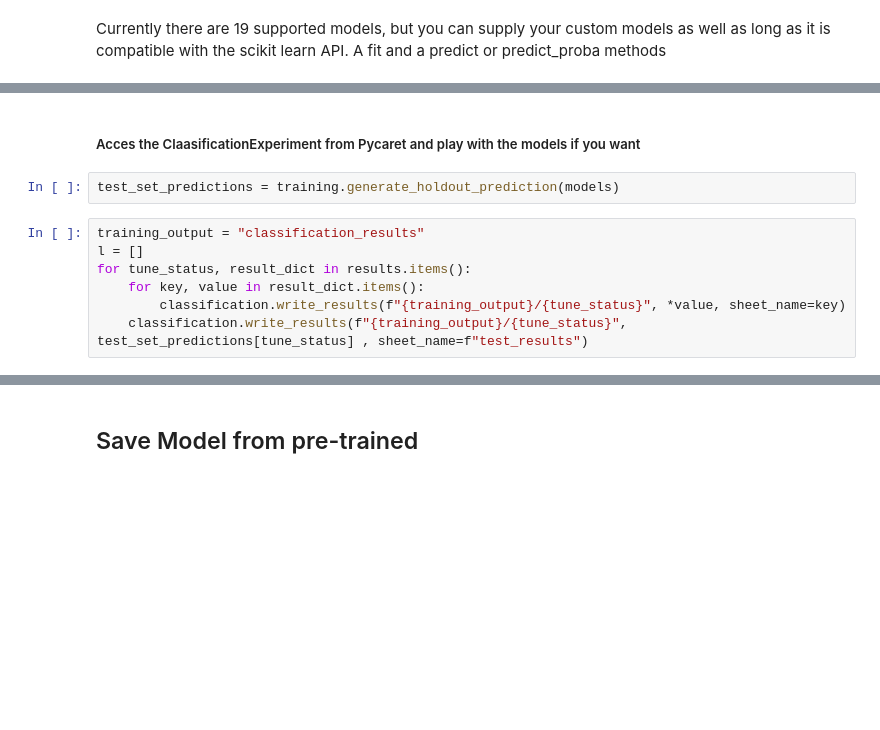
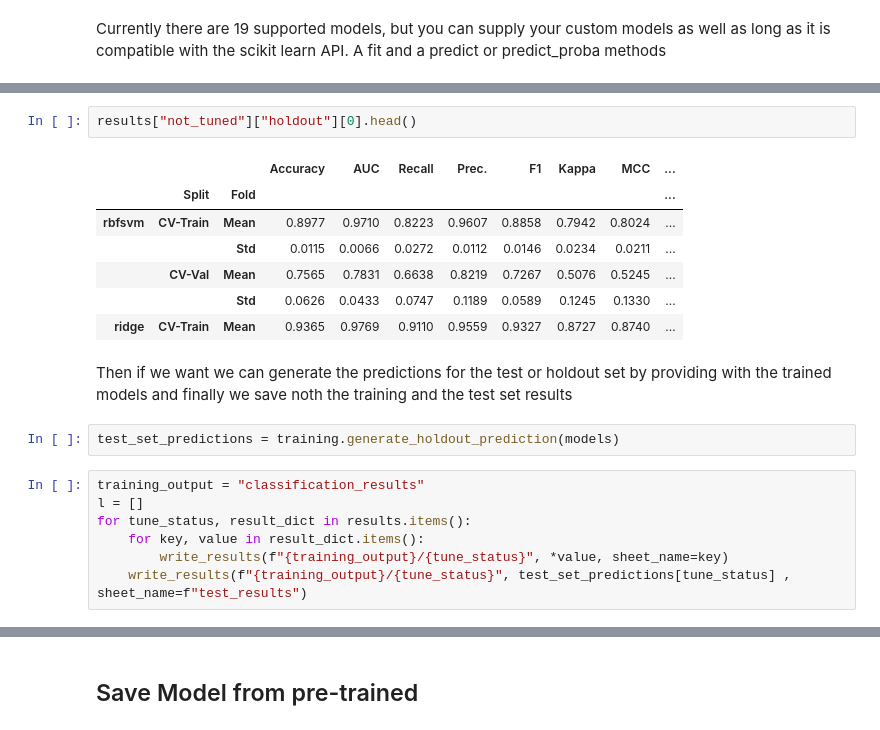
Before and after one commit to etiur/BioML, a Jupyter notebook: examples/test_end_to_end.ipynb, the cells around one changed output, grey strips where cells are left out. Cells and saved outputs as stored; diff of their text form; blank space fills up the shorter version.

```diff
--- a/examples/test_end_to_end.ipynb
+++ b/examples/test_end_to_end.ipynb
@@ -308,5 +314,15 @@ results, models = training.generate_training_results(X_train, data.label, tune=T
-# %% [markdown]
-##### Acces the ClaasificationExperiment from Pycaret and play with the models if you want
+# %%
+results["not_tuned"]["holdout"][0].head()
+# %% [output]
+|  |  |  | Accuracy | AUC | Recall | Prec. | F1 | Kappa | MCC | ... |
+|  | Split | Fold |  |  |  |  |  |  |  | ... |
+| rbfsvm | CV-Train | Mean | 0.8977 | 0.9710 | 0.8223 | 0.9607 | 0.8858 | 0.7942 | 0.8024 | ... |
+|  |  | Std | 0.0115 | 0.0066 | 0.0272 | 0.0112 | 0.0146 | 0.0234 | 0.0211 | ... |
+|  | CV-Val | Mean | 0.7565 | 0.7831 | 0.6638 | 0.8219 | 0.7267 | 0.5076 | 0.5245 | ... |
+|  |  | Std | 0.0626 | 0.0433 | 0.0747 | 0.1189 | 0.0589 | 0.1245 | 0.1330 | ... |
+| ridge | CV-Train | Mean | 0.9365 | 0.9769 | 0.9110 | 0.9559 | 0.9327 | 0.8727 | 0.8740 | ... |
+# %% [markdown]
+Then if we want we can generate the predictions for the test or holdout set by providing with the trained models and finally we save noth the training and the test set results
 # %%
 test_set_predictions = training.generate_holdout_prediction(models)
 # %%
@@ -314,5 +330,5 @@ training_output = "classification_results"
 l = []
 for tune_status, result_dict in results.items():
     for key, value in result_dict.items():
-        classification.write_results(f"{training_output}/{tune_status}", *value, sheet_name=key)
-    classification.write_results(f"{training_output}/{tune_status}", test_set_predictions[tune_status] , sheet_name=f"test_results")
+        write_results(f"{training_output}/{tune_status}", *value, sheet_name=key)
+    write_results(f"{training_output}/{tune_status}", test_set_predictions[tune_status] , sheet_name=f"test_results")
```
Also changed, not shown: parts of 14 cells of this notebook, 3 other files.
